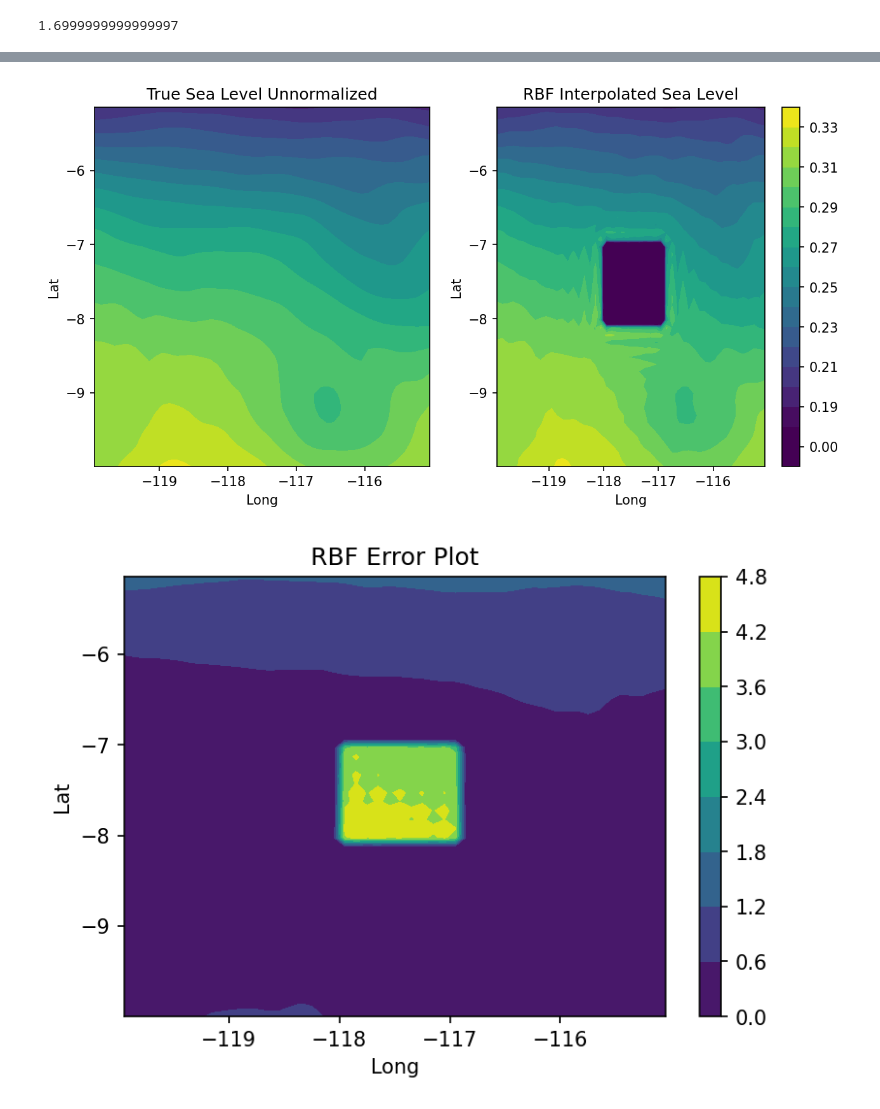
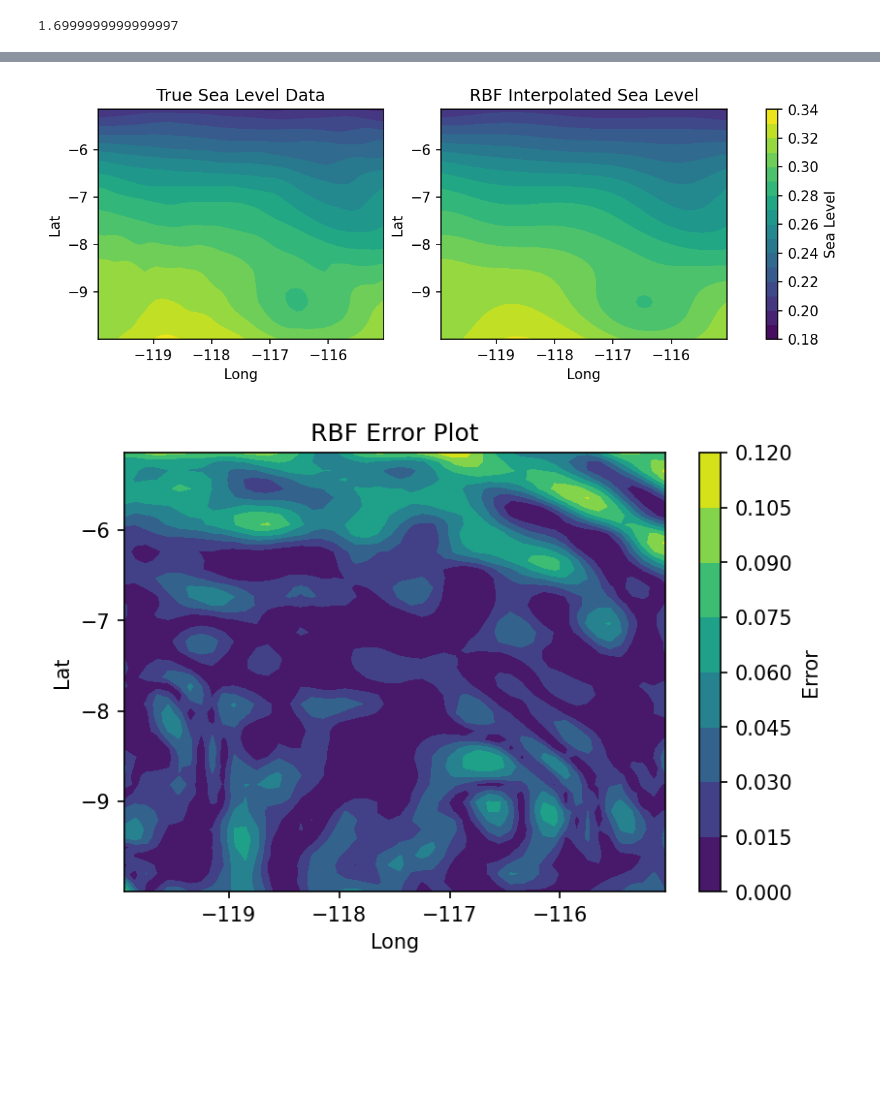
Before and after one commit to rohanlopez7/BML_GP_Project, a Jupyter notebook: Nicole/spatial-rbf.ipynb, the cells around one changed output, grey strips where cells are left out. Saved outputs shown, nothing was run; the diff lists cells and outputs as text; code cells hidden in the pictures; blank space fills up the shorter version.

Commit message:
Exclude empty region from training

```diff
--- a/Nicole/spatial-rbf.ipynb
+++ b/Nicole/spatial-rbf.ipynb
@@ -55,7 +55,7 @@ def format_sea_level(data):
 
 # Convert training and full data to stack format
 # & Fill NaN's with Training mean
-training = training.fillna(0).stack().reset_index()
+training = training.stack().reset_index()
 testing = sea_df.stack().reset_index()
 
 # Set training and testing y's
@@ -101,0 +78,15 @@ plt.show()
+# %%
+# Plot True Data
+test_X_1, test_X_2 = np.meshgrid(test_x[:,1].unique(),test_x[:,0].unique())
+
+levels = [0.18, 0.19, 0.2,0.21 ,0.22,0.23 ,0.24,0.25, 0.26,0.27 , 0.28,0.29 , 0.30,0.31, 0.32, 0.33, 0.34]
+
+plt.figure(dpi=100)
+plt.contourf(test_X_1, test_X_2,
+             test_y.reshape(test_X_2.shape), levels)
+plt.title("True Sea Level Data")
+plt.xlabel("Long")
+plt.ylabel("Lat")
+cbar = plt.colorbar()
+cbar.ax.set_ylabel('Sea Level')
+plt.show()
@@ -273,24 +239,26 @@ plt.show()
 # %%
 # Plot True Sea Level Data and GP Prediction
 test_X_1, test_X_2 = np.meshgrid(test_x[:,1].unique(),test_x[:,0].unique())
 
-fig, ax = plt.subplots(1, 2, dpi=150, figsize=(10, 5))
+fig, ax = plt.subplots(1, 2, dpi=150, figsize=(10, 3))
 
 ax[0].contourf(test_X_1, test_X_2,
              test_y.reshape(test_X_2.shape), levels, vmin=0.18, vmax=0.34)
-ax[0].set_title("True Sea Level Unnormalized")
+ax[0].set_title("True Sea Level Data")
 ax[0].set_xlabel("Long")
 ax[0].set_ylabel("Lat")
 
 contour_ = ax[1].contourf(test_X_1, test_X_2,
              pred_labels.detach().reshape(test_X_2.shape), levels, vmin=0.18, vmax=0.34)
 ax[1].set_title("RBF Interpolated Sea Level")
 ax[1].set_xlabel("Long")
 ax[1].set_ylabel("Lat")
-fig.colorbar(contour_)
+cbar = fig.colorbar(contour_, ax=ax.ravel().tolist())
+cbar.ax.set_ylabel('Sea Level')
+
 plt.show()
 # %% [output]
-[figure, old version]
+[figure, new version]
 # %%
 train_X_1, train_X_2 = np.meshgrid(test_x[:,1].unique(),test_x[:,0].unique())
 
@@ -300,7 +268,8 @@ plt.contourf(train_X_1, train_X_2,
 plt.title("RBF Error Plot")
 plt.xlabel("Long")
 plt.ylabel("Lat")
-plt.colorbar()
+cbar = plt.colorbar()
+cbar.ax.set_ylabel('Error')
 plt.show()
 # %% [output]
-[figure, old version]
+[figure, new version]
```
Also changed, not shown: parts of 12 cells of this notebook.
